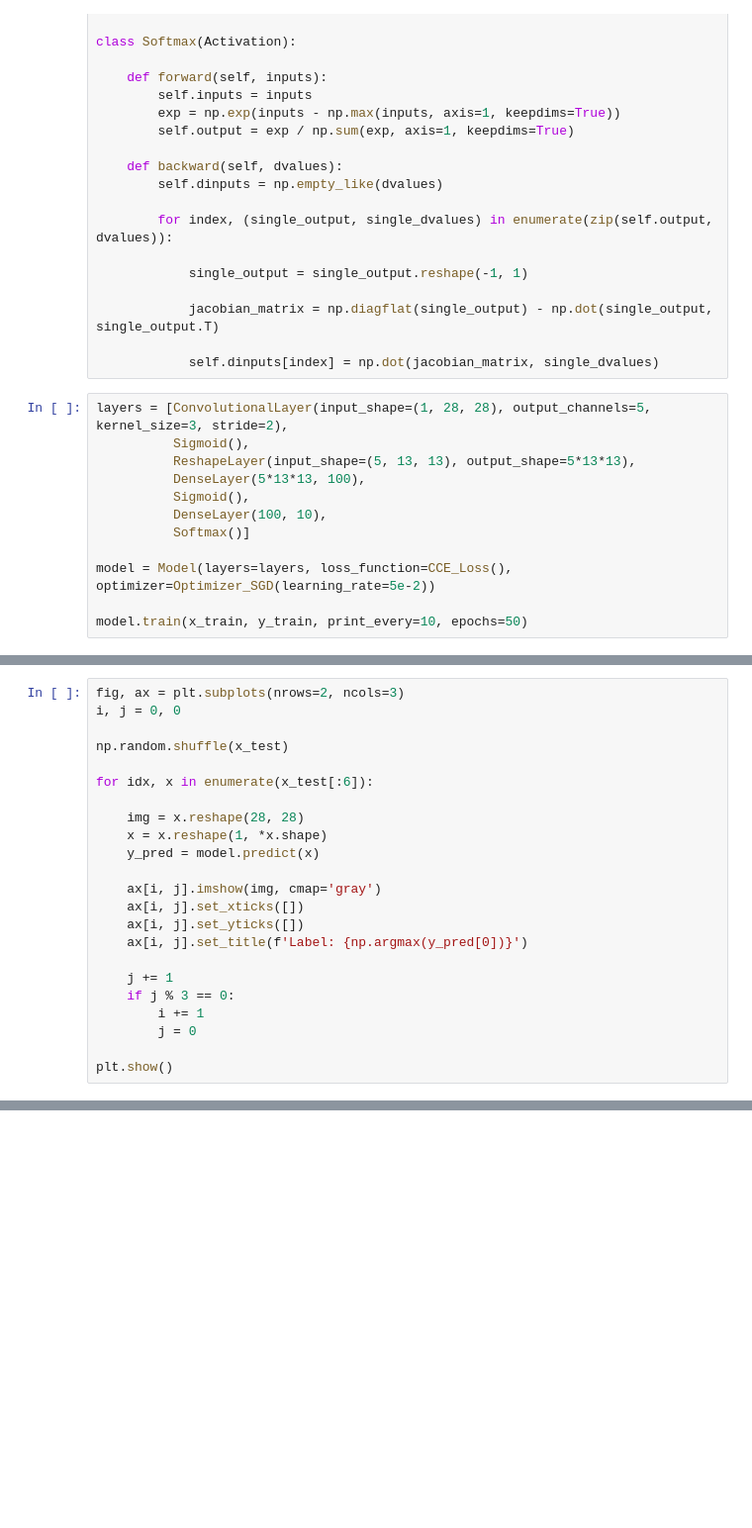
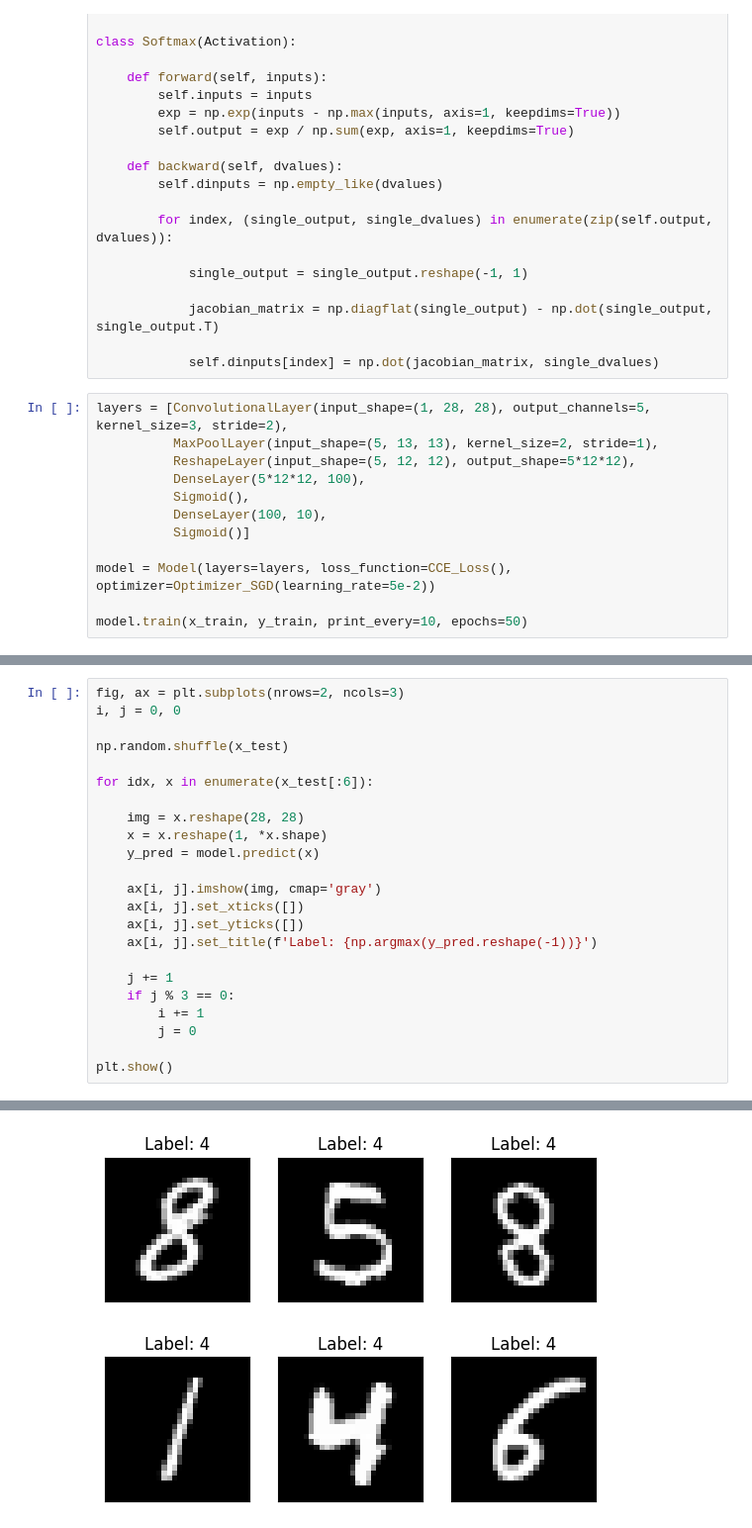
Before and after one commit to daredevil9215/DLFS, a Jupyter notebook: ConvolutionalNeuralNetwork.ipynb, the cells around one changed output, grey strips where cells are left out. Shown: that part at 99% size. Drawn from its saved outputs; the diff is of its cells as text; blank space fills up the shorter version.

```diff
--- a/ConvolutionalNeuralNetwork.ipynb
+++ b/ConvolutionalNeuralNetwork.ipynb
@@ -742,12 +787,12 @@ class Softmax(Activation):
             self.dinputs[index] = np.dot(jacobian_matrix, single_dvalues)
 # %%
 layers = [ConvolutionalLayer(input_shape=(1, 28, 28), output_channels=5, kernel_size=3, stride=2),
-          Sigmoid(),
-          ReshapeLayer(input_shape=(5, 13, 13), output_shape=5*13*13),
-          DenseLayer(5*13*13, 100),
+          MaxPoolLayer(input_shape=(5, 13, 13), kernel_size=2, stride=1),
+          ReshapeLayer(input_shape=(5, 12, 12), output_shape=5*12*12),
+          DenseLayer(5*12*12, 100),
           Sigmoid(),
           DenseLayer(100, 10),
-          Softmax()]
+          Sigmoid()]
 
 model = Model(layers=layers, loss_function=CCE_Loss(), optimizer=Optimizer_SGD(learning_rate=5e-2))
 
@@ -767,7 +819,7 @@ for idx, x in enumerate(x_test[:6]):
     ax[i, j].imshow(img, cmap='gray')
     ax[i, j].set_xticks([])
     ax[i, j].set_yticks([])
-    ax[i, j].set_title(f'Label: {np.argmax(y_pred[0])}')
+    ax[i, j].set_title(f'Label: {np.argmax(y_pred.reshape(-1))}')
 
     j += 1
     if j % 3 == 0:
@@ -775,3 +827,4 @@ for idx, x in enumerate(x_test[:6]):
         j = 0
 
 plt.show()
+# %% [output]
@@ -777,0 +843 @@ plt.show()
+[figure, added]
```
Also changed, not shown: parts of 12 cells of this notebook.
